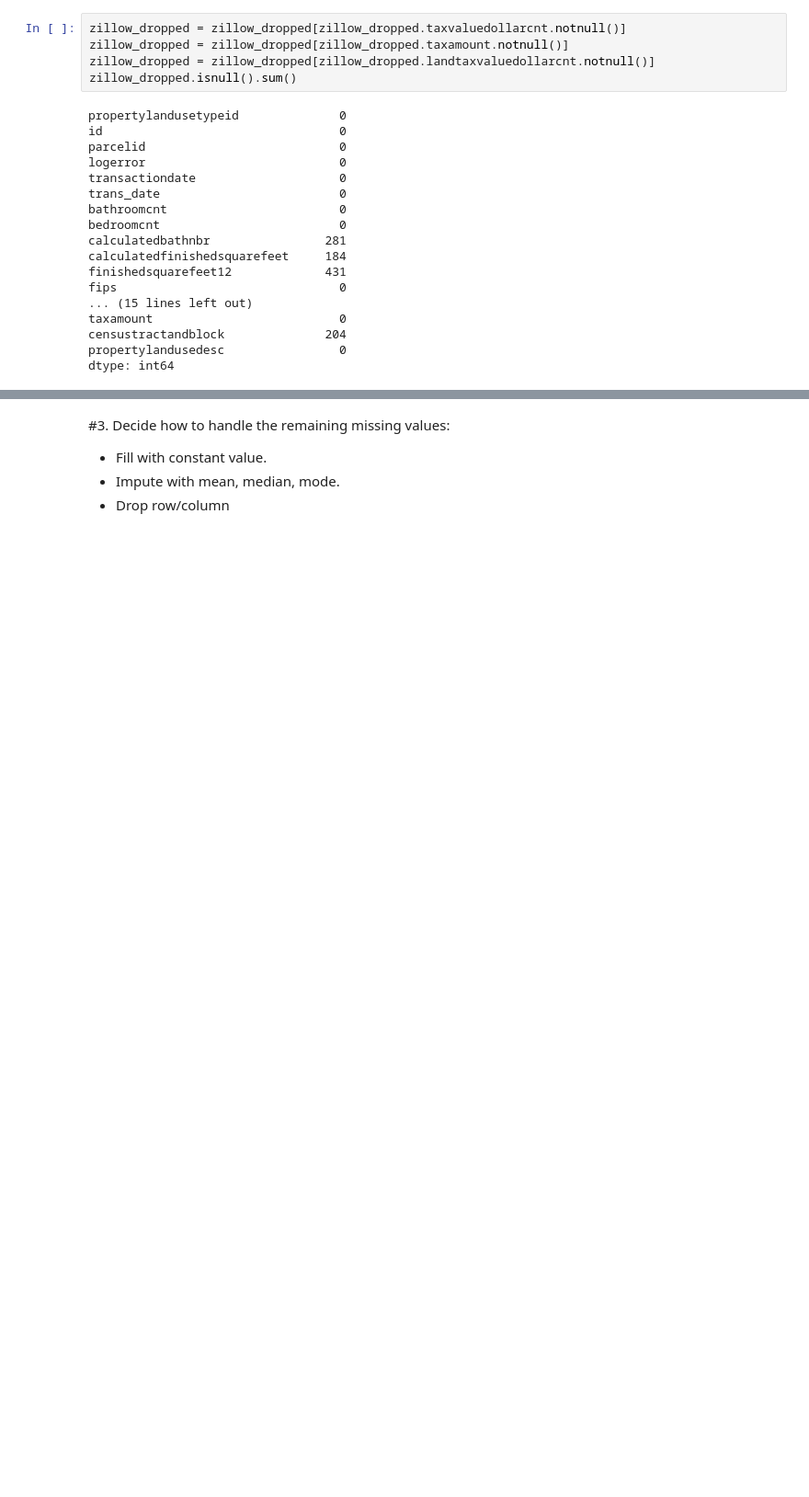
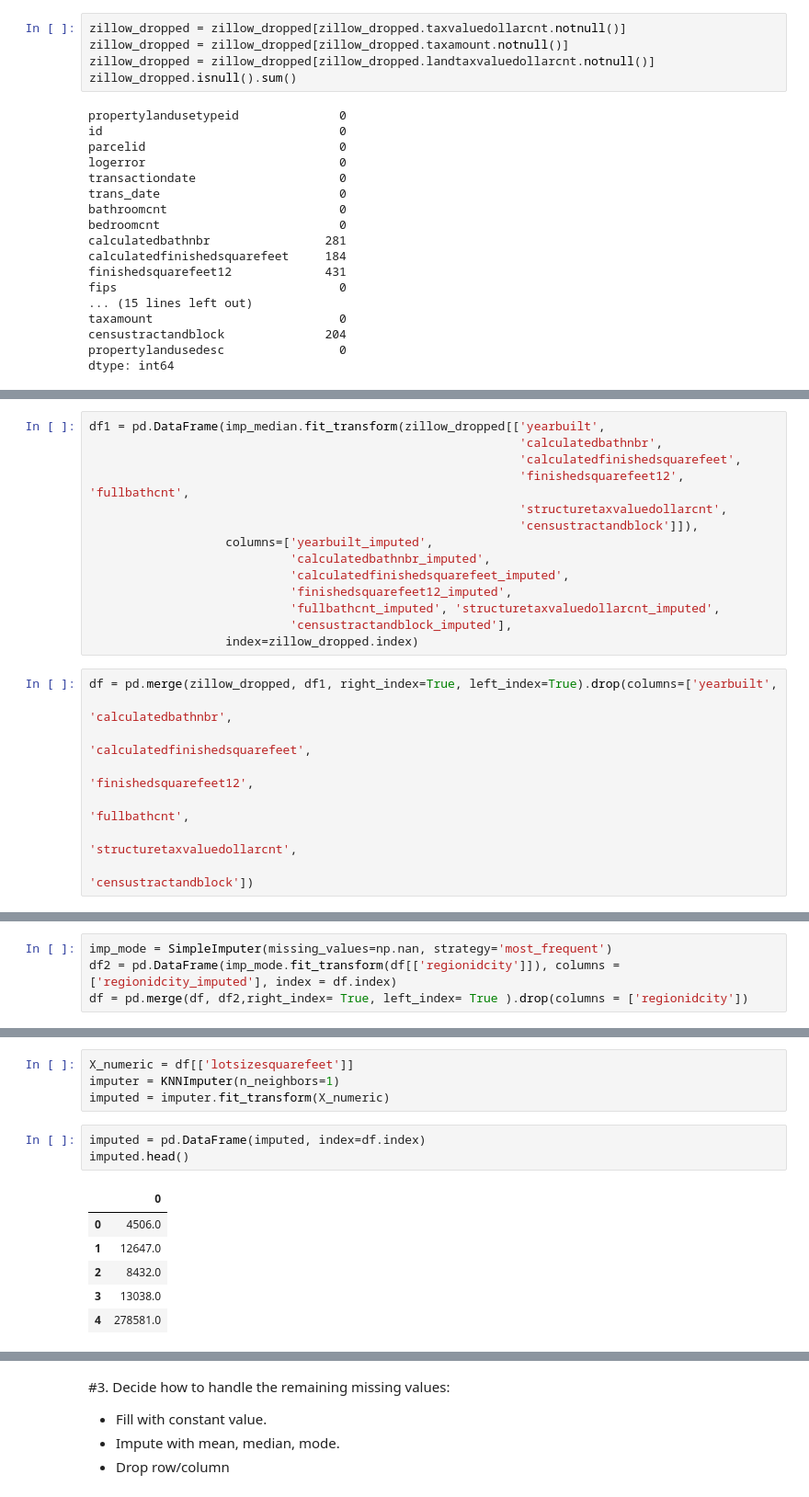
Before and after one commit to Ken-Alviola/clustering-exercises, a Jupyter notebook: zillow.ipynb, the cells around one changed output, grey strips where cells are left out. Shown at 92% size. Cells and saved outputs as stored; diff of their text form; blank space fills up the shorter version.

```diff
--- a/zillow.ipynb
+++ b/zillow.ipynb
@@ -430,0 +435,22 @@ dtype: int64
+# %%
+df1 = pd.DataFrame(imp_median.fit_transform(zillow_dropped[['yearbuilt',
+                                                            'calculatedbathnbr',
+                                                            'calculatedfinishedsquarefeet',
+                                                            'finishedsquarefeet12', 'fullbathcnt',
+                                                            'structuretaxvaluedollarcnt',
+                                                            'censustractandblock']]),
+                   columns=['yearbuilt_imputed',
+                            'calculatedbathnbr_imputed',
+                            'calculatedfinishedsquarefeet_imputed',
+                            'finishedsquarefeet12_imputed',
+                            'fullbathcnt_imputed', 'structuretaxvaluedollarcnt_imputed',
+                            'censustractandblock_imputed'],
+                   index=zillow_dropped.index)
+# %%
+df = pd.merge(zillow_dropped, df1, right_index=True, left_index=True).drop(columns=['yearbuilt',
+                                                                                    'calculatedbathnbr',
+                                                                                    'calculatedfinishedsquarefeet',
+                                                                                    'finishedsquarefeet12',
+                                                                                    'fullbathcnt',
+                                                                                    'structuretaxvaluedollarcnt',
+                                                                                    'censustractandblock'])
@@ -430,0 +477,4 @@ dtype: int64
+# %%
+imp_mode = SimpleImputer(missing_values=np.nan, strategy='most_frequent')
+df2 = pd.DataFrame(imp_mode.fit_transform(df[['regionidcity']]), columns = ['regionidcity_imputed'], index = df.index)
+df = pd.merge(df, df2,right_index= True, left_index= True ).drop(columns = ['regionidcity'])
@@ -430,0 +501,14 @@ dtype: int64
+# %%
+X_numeric = df[['lotsizesquarefeet']]
+imputer = KNNImputer(n_neighbors=1)
+imputed = imputer.fit_transform(X_numeric)
+# %%
+imputed = pd.DataFrame(imputed, index=df.index)
+imputed.head()
+# %% [output]
+|  | 0 |
+| 0 | 4506.0 |
+| 1 | 12647.0 |
+| 2 | 8432.0 |
+| 3 | 13038.0 |
+| 4 | 278581.0 |
```
Also changed, not shown: parts of 7 cells of this notebook, 1 other file.
